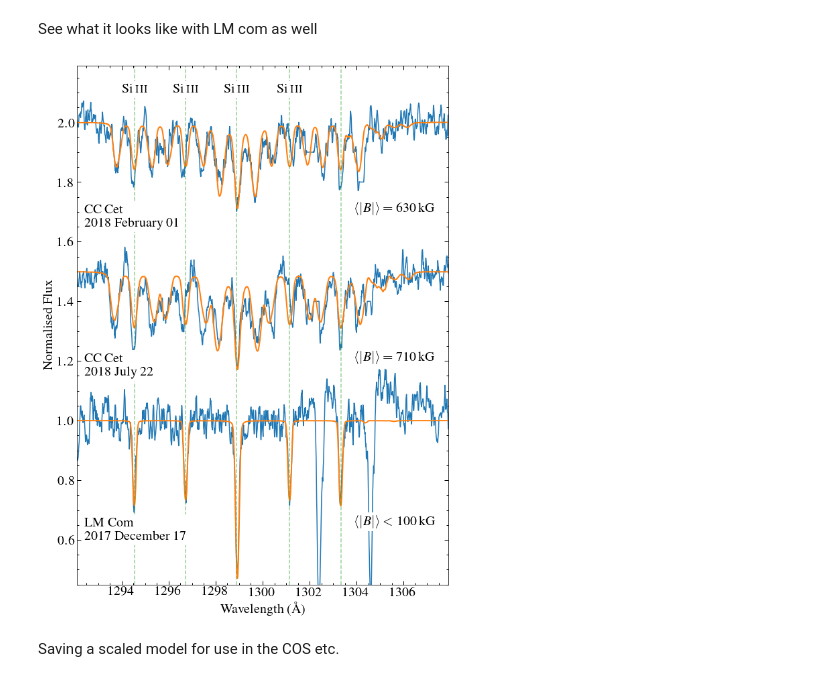
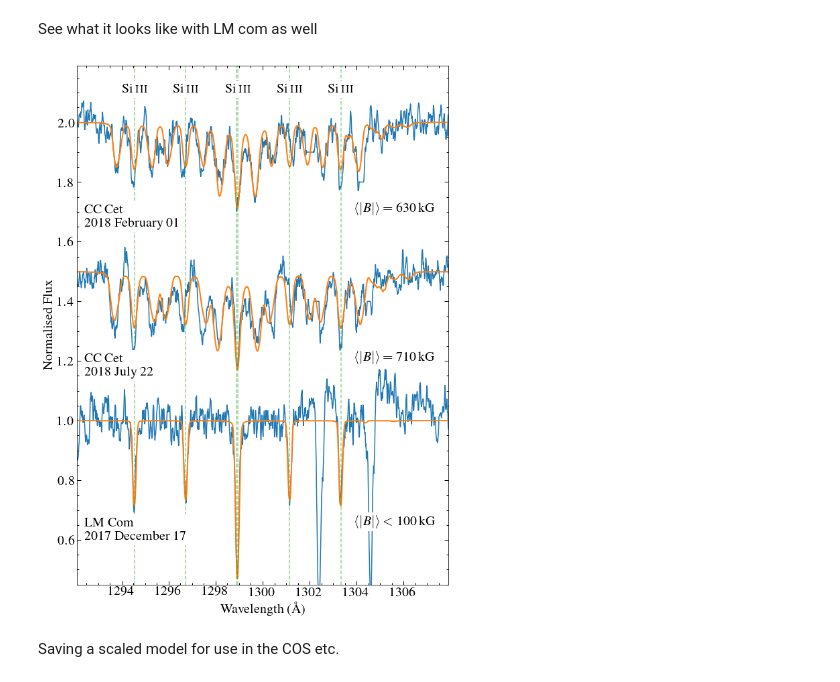
Before and after one commit to davidjwilson/pceb, a Jupyter notebook: cc_cet/cc_cet_hst.ipynb, the cells around one changed output. Cells and saved outputs as stored; diff of their text form; code cells hidden in the pictures.

```diff
--- a/cc_cet/cc_cet_hst.ipynb
+++ b/cc_cet/cc_cet_hst.ipynb
@@ -217,7 +215,7 @@ plt.plot(mw, mf*scale)
 [figure]
 # %%
 si2 = [1264.738]
-si3 = [1294.545,1296.726,1298.892,1301.149,1303.323,1312.591]
+si3 = [1294.545,1296.726,1298.892,1298.946, 1301.149,1303.323,1312.591]
 si4 = [1393.775,1402.770]
 c3 = [1174.935, 1175.265, 1175.592, 1175.713, 1175.713, 1175.989, 1176.372]
 plt.figure(figsize=(12, 6))
@@ -421,7 +419,7 @@ print(mods)
 dates = ['2018~July~22', '2018~February~01']
 Bs = [710, 630]
 
-si3 = [1294.545,1296.726,1298.892,1301.149,1303.323]#,1312.591]
+si3 = [1294.545,1296.726,1298.892,1298.946,1301.149,1303.323]#,1312.591]
 
 plt.figure(figsize = (10, 10))
 for i, mod in enumerate(mods):
@@ -462,35 +461,35 @@ for i, mod in enumerate(mods):
     if i == 0:
         mask = (w <   1393.280) | (w > 1393.310)
         w, f, m = w[mask], f[mask], m[mask]
     plt.plot(w,f+0.5*i, c='C0')
     plt.plot(w, m+0.5*i, lw=2, c='C1')
 
     #if i == 0:
         #[plt.annotate('',(line, 2.7e-13), xytext=(line, 3.2e-13),arrowprops=dict(arrowstyle='-'), horizontalalignment='center') for line in si4]
     #    plt.xticks(visible=False)
     plt.xlim(1292.1, 1307.9)
     plt.ylabel('Normalised Flux')
     if i == 1:
         plt.xlabel('Wavelength (\AA)')
 
     if i > 0:
         plt.annotate(r'$\langle \vert B \vert \rangle = {}$\,kG'.format(Bs[i]), (0.75, 0.7+(0.5*i)), xycoords = ('axes fraction', 'data'), bbox=dict(facecolor='white', edgecolor='none'))
         plt.annotate(dates[i], (0.02, 0.65+(0.5*i)), xycoords = ('axes fraction', 'data'), bbox=dict(facecolor='white', edgecolor='none'))
     else:
         plt.annotate(r'$\langle \vert B \vert \rangle  <$ {}\,kG'.format(Bs[i]), (0.75, 0.65+(0.5*i)), xycoords = ('axes fraction', 'data'), bbox=dict(facecolor='white', edgecolor='none'))
         plt.annotate(dates[i], (0.02, 0.6+(0.5*i)), xycoords = ('axes fraction', 'data'), bbox=dict(facecolor='white', edgecolor='none'))
 plt.ylim(0.45, 2.19)
 
 #plt.plot(wn, fn+1)
 [plt.axvline(line, ls='--', c='C2', alpha=0.5) for line in si3]
-[plt.annotate('Si\,{\sc iii}',(line, 1), xytext=(line, 2.1), horizontalalignment='center', bbox=dict(facecolor='white', edgecolor='none')) for line in si3[:-1]]
+[plt.annotate('Si\,{\sc iii}',(line, 1), xytext=(line, 2.1), horizontalalignment='center', bbox=dict(facecolor='white', edgecolor='none')) for line in si3]
 #plt.annotate('LM Com', (0.75, 1.8), xycoords = ('axes fraction', 'data'), bbox=dict(facecolor='white', edgecolor='none'))
 plt.tight_layout()
 #plt.subplots_adjust(hspace=0.02)
 plt.savefig('plots/siiii_lines.pdf', dpi=300)
 plt.savefig('plots/siiii_lines.png', dpi=150, facecolor='white')
 # %% [output]
-[figure, old version]
+[figure, new version]
 # %% [markdown]
 Saving a scaled model for use in the COS etc.
 # %%
```
Also changed, not shown: parts of 4 cells of this notebook, 37 other files.
